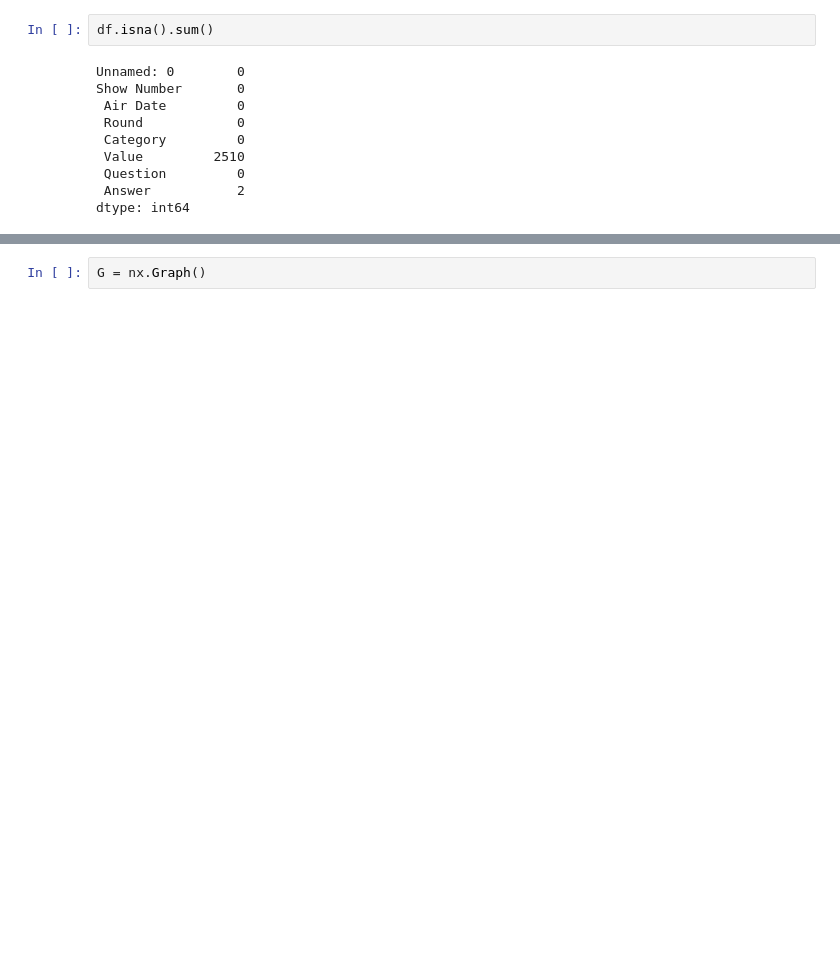
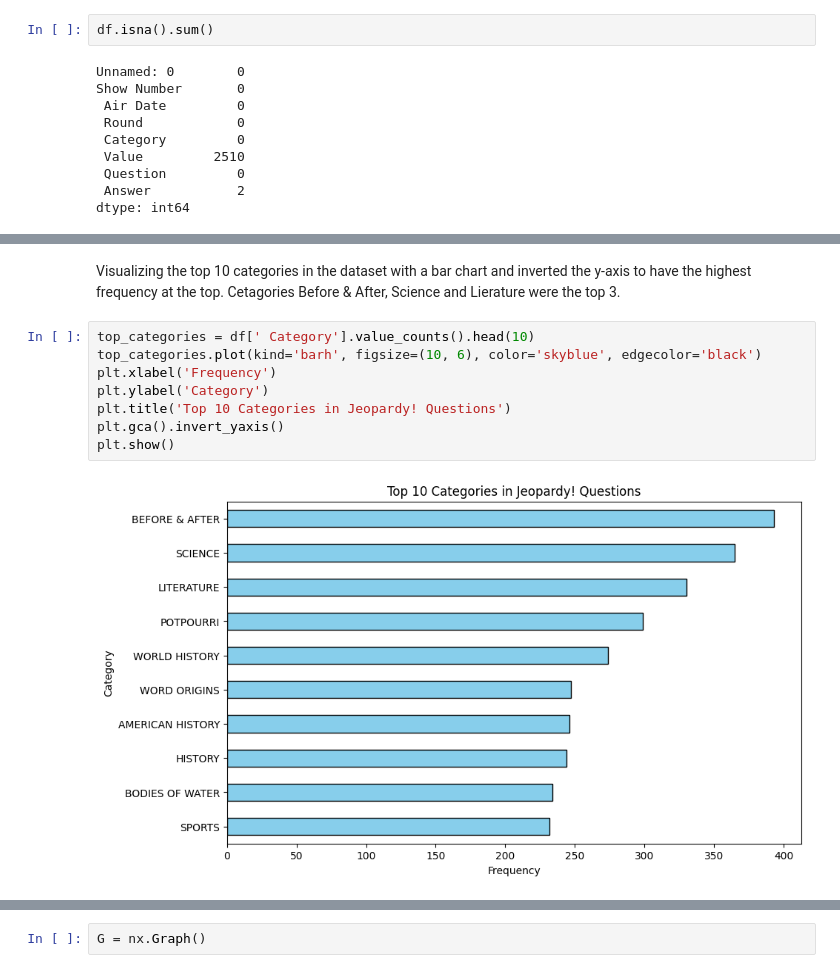
Before and after one commit to MarjeteV/data620, a Jupyter notebook: Final_Project.ipynb, the cells around one changed output, grey strips where cells are left out. Drawn from its saved outputs; the diff is of its cells as text; blank space fills up the shorter version.

```diff
--- a/Final_Project.ipynb
+++ b/Final_Project.ipynb
@@ -79,0 +148,12 @@ array([2.000e+02, 4.000e+02, 6.000e+02, 8.000e+02, 2.000e+03, 1.000e+03,
+# %% [markdown]
+Visualizing the top 10 categories in the dataset with a bar chart and inverted the y-axis to have the highest frequency at the top. Cetagories Before & After, Science and Lierature were the top 3.
+# %%
+top_categories = df[' Category'].value_counts().head(10)
+top_categories.plot(kind='barh', figsize=(10, 6), color='skyblue', edgecolor='black')
+plt.xlabel('Frequency')
+plt.ylabel('Category')
+plt.title('Top 10 Categories in Jeopardy! Questions')
+plt.gca().invert_yaxis()
+plt.show()
+# %% [output]
+[figure, added]
```
Also changed, not shown: parts of 56 cells of this notebook.
